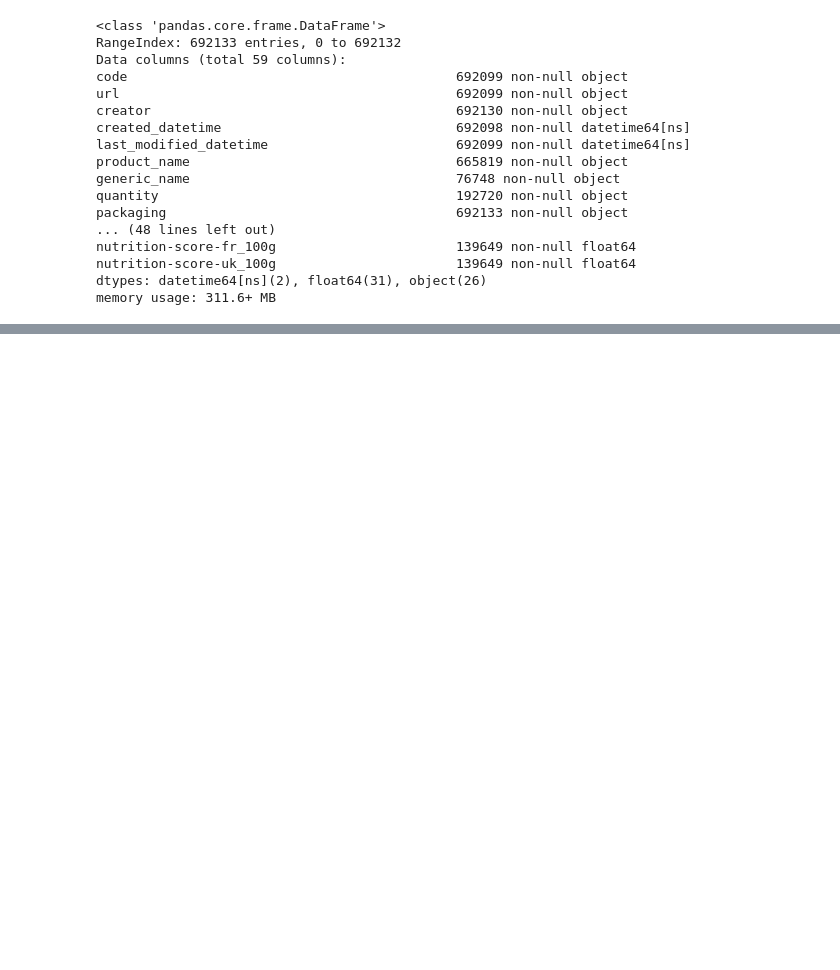
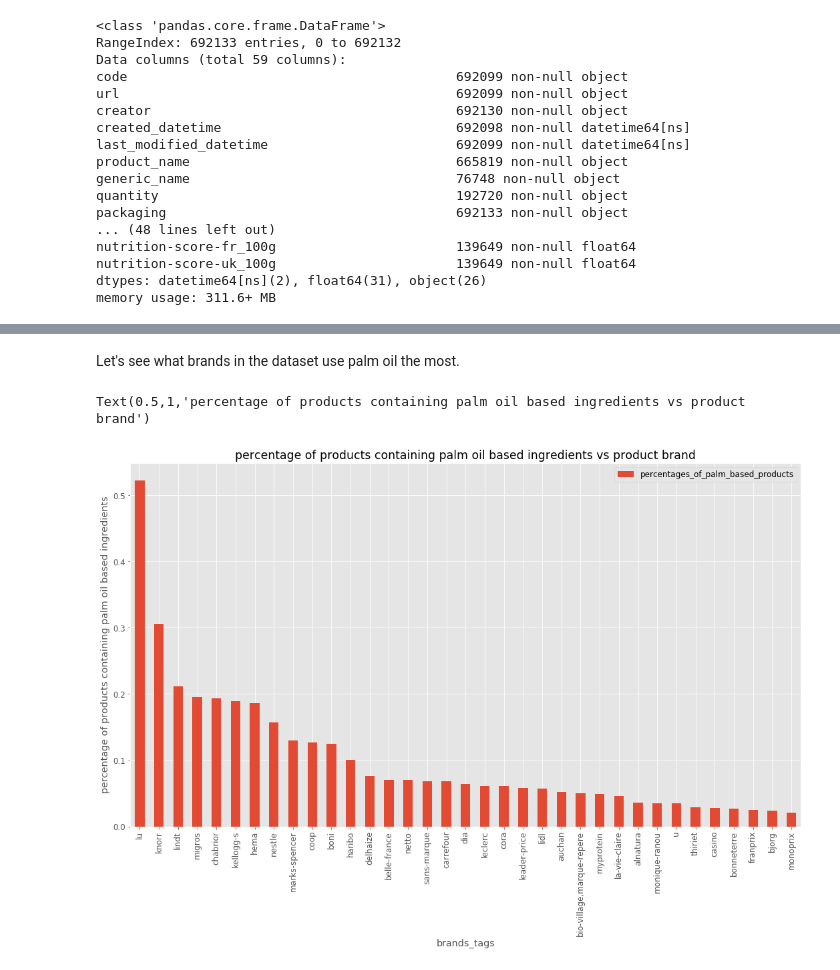
Before and after one commit to lbasseto/meyran-open-food-facts, a Jupyter notebook: Data PreProcessing.ipynb, the cells around one changed output, grey strips where cells are left out. Drawn from its saved outputs; the diff is of its cells as text; code cells hidden in the pictures; blank space fills up the shorter version.

```diff
--- a/Data PreProcessing.ipynb
+++ b/Data PreProcessing.ipynb
@@ -381,0 +401,8 @@ memory usage: 311.6+ MB
+# %%
+per_100g_columns = ['fat_100g', 'saturated-fat_100g', 'monounsaturated-fat_100g',\
+                    'polyunsaturated-fat_100g', 'trans-fat_100g', 'cholesterol_100g',\
+                    'carbohydrates_100g', 'sugars_100g', 'fiber_100g', 'proteins_100g',\
+                    'salt_100g', 'sodium_100g']
+
+for col in per_100g_columns:
+    df = df[((0 <= df[col]) & (df[col] <= 100)) | df[col].isna()]
@@ -381,0 +411,2 @@ memory usage: 311.6+ MB
+# %%
+df = df[((0 <= df['energy_100g']) & (df['energy_100g'] <= 3770)) | df['energy_100g'].isna()]
@@ -381,0 +417,3 @@ memory usage: 311.6+ MB
+# %%
+df = df[df['sugars_100g'] <= df['carbohydrates_100g']]
+df = df[df['saturated-fat_100g'] <= df['fat_100g']]
@@ -381,0 +426,28 @@ memory usage: 311.6+ MB
+# %%
+def percentage_of_palm_based_products(column_name, threshold):
+    df_by_brands = df[[column_name,'ingredients_from_palm_oil_n']]
+    df_by_brands = df_by_brands.dropna()
+    df_by_brands.ingredients_from_palm_oil_n = df_by_brands.ingredients_from_palm_oil_n
+    df_by_brands = df_by_brands.groupby([column_name])
+
+    values_dict = {column_name: [], 'percentages_of_palm_based_products':[]}
+    for name, group_ingredients_palm in df_by_brands:
+        number_of_products = len(group_ingredients_palm)
+        if number_of_products > threshold:
+            n_products_containing_palm = group_ingredients_palm['ingredients_from_palm_oil_n'].astype(bool).sum()
+            percentage = n_products_containing_palm / number_of_products
+            if percentage > 0.02:
+                values_dict['percentages_of_palm_based_products'].append(percentage)
+                values_dict[column_name].append(name)
+    return pd.DataFrame.from_dict(values_dict).set_index(column_name)
+# %% [markdown]
+Let's see what brands in the dataset use palm oil the most.
+# %%
+plt.rcParams.update({'font.size': 12})
+palm_broducs_by_brand = percentage_of_palm_based_products('brands_tags', 300)
+palm_broducs_by_brand.sort_values(by='percentages_of_palm_based_products', ascending=False).plot.bar()
+plt.ylabel('percentage of products containing palm oil based ingredients')
+plt.title('percentage of products containing palm oil based ingredients vs product brand')
+# %% [output]
+Text(0.5,1,'percentage of products containing palm oil based ingredients vs product brand')
+[figure, added]
```
Also changed, not shown: parts of 21 cells of this notebook.
